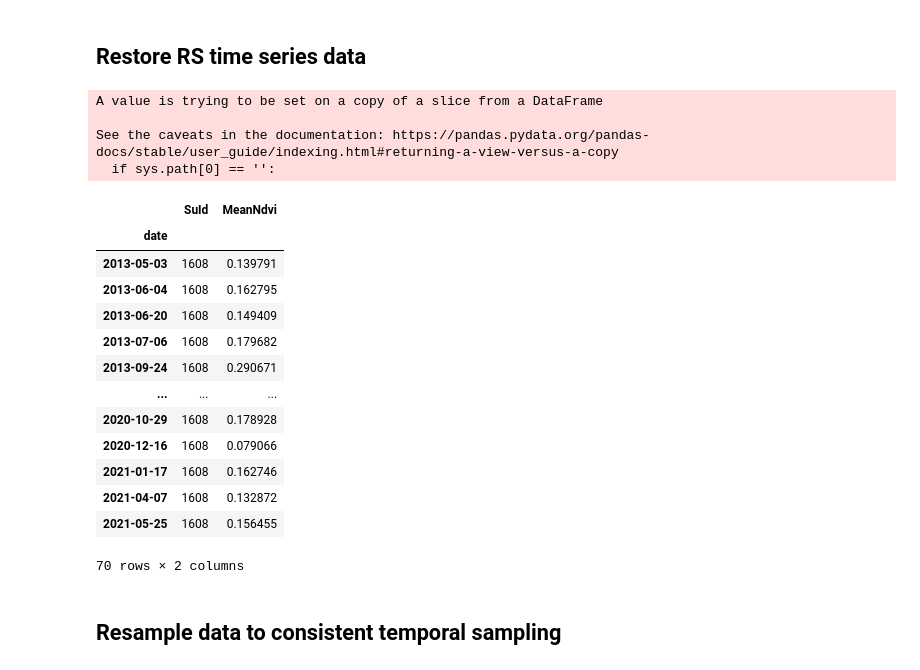
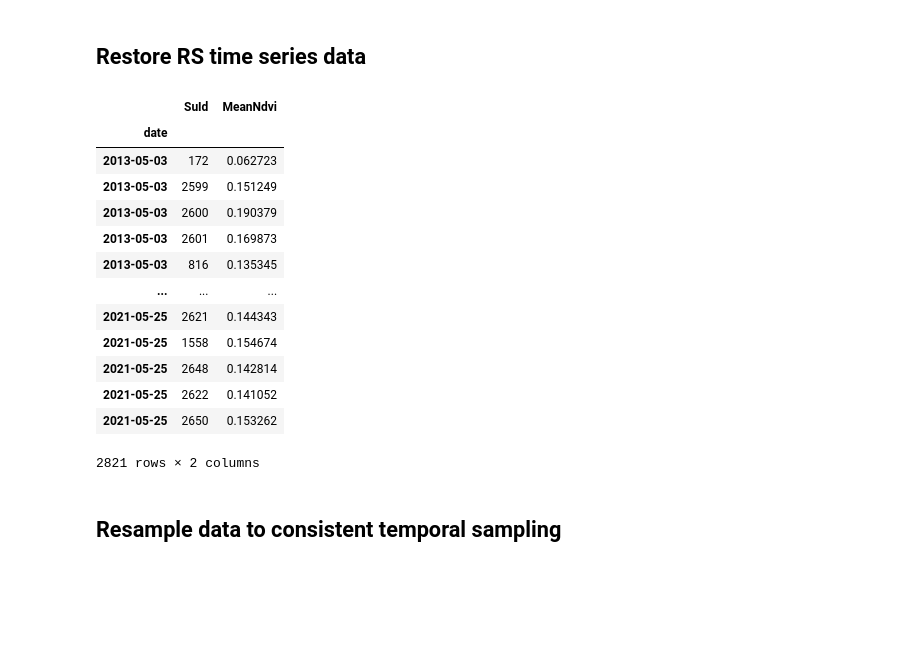
Before and after one commit to haselwimmer/vegetation-restoration-monitoring, a Jupyter notebook: final_notebooks/3-preprocess-rs-timeseries.ipynb, the cells around one changed output. Drawn from its saved outputs; the diff is of its cells as text; code cells hidden in the pictures; blank space fills up the shorter version.

```diff
--- a/final_notebooks/3-preprocess-rs-timeseries.ipynb
+++ b/final_notebooks/3-preprocess-rs-timeseries.ipynb
@@ -19,36 +19,32 @@ os.chdir(os.path.join('D:/',
 # %%
 # Open the saved DF
 %store -r landsat_8_time_series
 
 # Convert index to date-time
 landsat_8_time_series.index = pd.to_datetime(landsat_8_time_series.index)
 
 # Select a single SU for testing purposes
-seeding_unit = 1608
-landsat_8_time_series_subset = landsat_8_time_series[landsat_8_time_series['SuId']==seeding_unit]
+#seeding_unit = 816
+#landsat_8_time_series_subset = landsat_8_time_series[landsat_8_time_series['SuId']==seeding_unit]
 
 # Sort the DF by date
-landsat_8_time_series_subset.sort_index(inplace=True)
-landsat_8_time_series_subset
+landsat_8_time_series.sort_index(inplace=True)
+landsat_8_time_series
 # %% [output]
+|  | SuId | MeanNdvi |
+| date |  |  |
+| 2013-05-03 | 172 | 0.062723 |
+| 2013-05-03 | 2599 | 0.151249 |
+| 2013-05-03 | 2600 | 0.190379 |
+| 2013-05-03 | 2601 | 0.169873 |
+| 2013-05-03 | 816 | 0.135345 |
+| ... | ... | ... |
+| 2021-05-25 | 2621 | 0.144343 |
+| 2021-05-25 | 1558 | 0.154674 |
+| 2021-05-25 | 2648 | 0.142814 |
+| 2021-05-25 | 2622 | 0.141052 |
+| 2021-05-25 | 2650 | 0.153262 |
-A value is trying to be set on a copy of a slice from a DataFrame
-
-See the caveats in the documentation: https://pandas.pydata.org/pandas-docs/stable/user_guide/indexing.html#returning-a-view-versus-a-copy
-  if sys.path[0] == '':
+2821 rows × 2 columns
-|  | SuId | MeanNdvi |
-| date |  |  |
-| 2013-05-03 | 1608 | 0.139791 |
-| 2013-06-04 | 1608 | 0.162795 |
-| 2013-06-20 | 1608 | 0.149409 |
-| 2013-07-06 | 1608 | 0.179682 |
-| 2013-09-24 | 1608 | 0.290671 |
-| ... | ... | ... |
-| 2020-10-29 | 1608 | 0.178928 |
-| 2020-12-16 | 1608 | 0.079066 |
-| 2021-01-17 | 1608 | 0.162746 |
-| 2021-04-07 | 1608 | 0.132872 |
-| 2021-05-25 | 1608 | 0.156455 |
-70 rows × 2 columns
 # %% [markdown]
 ## Resample data to consistent temporal sampling
 # %%
```
Also changed, not shown: parts of 4 cells of this notebook, 3 other files.
